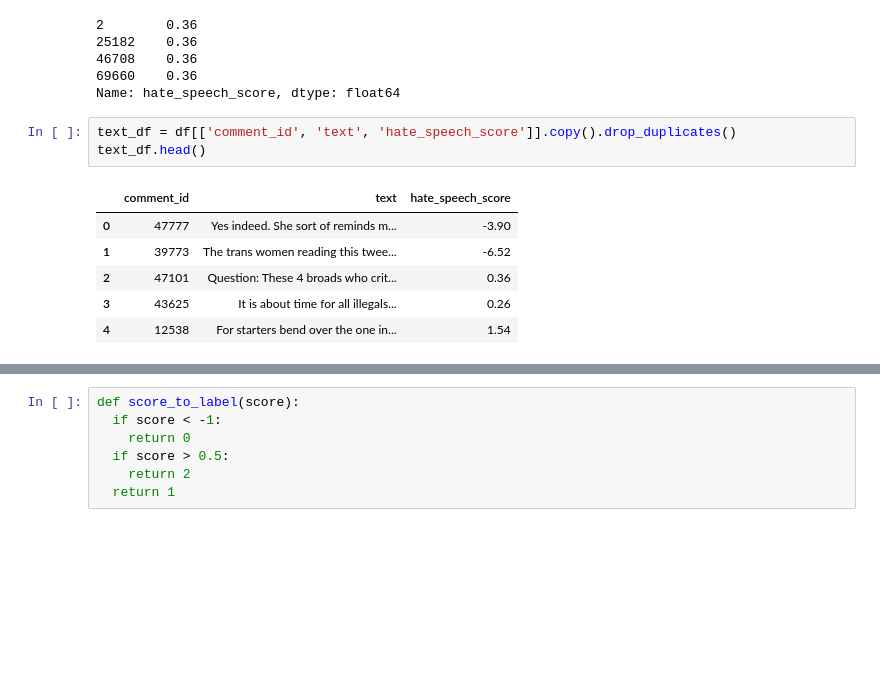
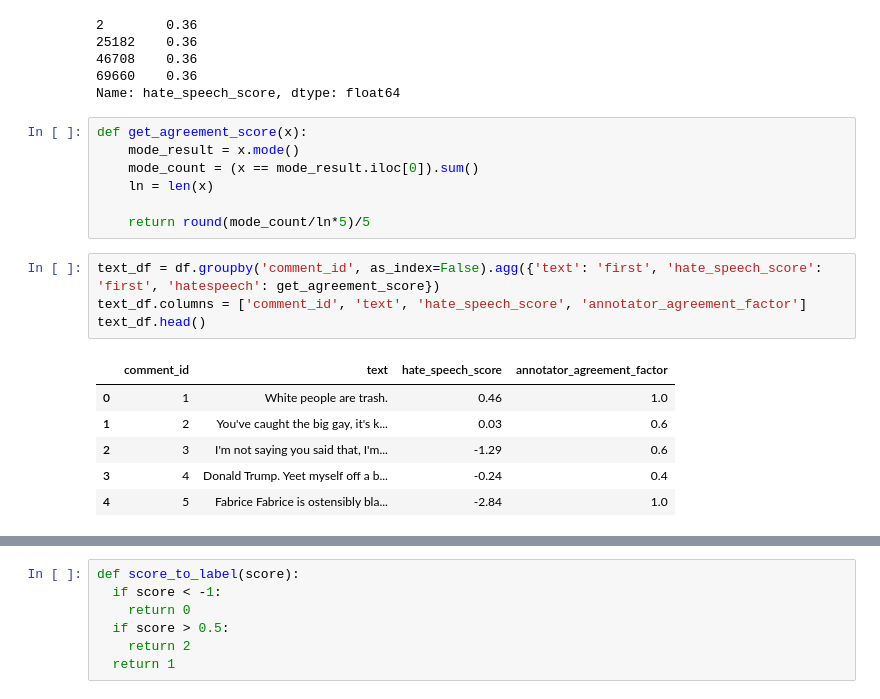
Before and after one commit to abhishekanand1710/difficult-data, a Jupyter notebook: 1-Dataset-Cartography-Hate-Speech-Classification.ipynb, the cells around one changed output, grey strips where cells are left out. Saved outputs shown, nothing was run; the diff lists cells and outputs as text; blank space fills up the shorter version.

```diff
--- a/1-Dataset-Cartography-Hate-Speech-Classification.ipynb
+++ b/1-Dataset-Cartography-Hate-Speech-Classification.ipynb
@@ -74,16 +74,24 @@ df[df['comment_id'] == 47101]['hate_speech_score']
 46708    0.36
 69660    0.36
 Name: hate_speech_score, dtype: float64
+# %%
+def get_agreement_score(x):
+    mode_result = x.mode()
+    mode_count = (x == mode_result.iloc[0]).sum()
+    ln = len(x)
+
+    return round(mode_count/ln*5)/5
 # %%
-text_df = df[['comment_id', 'text', 'hate_speech_score']].copy().drop_duplicates()
+text_df = df.groupby('comment_id', as_index=False).agg({'text': 'first', 'hate_speech_score': 'first', 'hatespeech': get_agreement_score})
+text_df.columns = ['comment_id', 'text', 'hate_speech_score', 'annotator_agreement_factor']
 text_df.head()
 # %% [output]
-|  | comment_id | text | hate_speech_score |
-| 0 | 47777 | Yes indeed. She sort of reminds m... | -3.90 |
-| 1 | 39773 | The trans women reading this twee... | -6.52 |
-| 2 | 47101 | Question: These 4 broads who crit... | 0.36 |
-| 3 | 43625 | It is about time for all illegals... | 0.26 |
-| 4 | 12538 | For starters bend over the one in... | 1.54 |
+|  | comment_id | text | hate_speech_score | annotator_agreement_factor |
+| 0 | 1 | White people are trash. | 0.46 | 1.0 |
+| 1 | 2 | You've caught the big gay, it's k... | 0.03 | 0.6 |
+| 2 | 3 | I'm not saying you said that, I'm... | -1.29 | 0.6 |
+| 3 | 4 | Donald Trump. Yeet myself off a b... | -0.24 | 0.4 |
+| 4 | 5 | Fabrice Fabrice is ostensibly bla... | -2.84 | 1.0 |
 # %%
 text_df.info()
 # %% [output]
```
Also changed, not shown: parts of 13 cells of this notebook.
